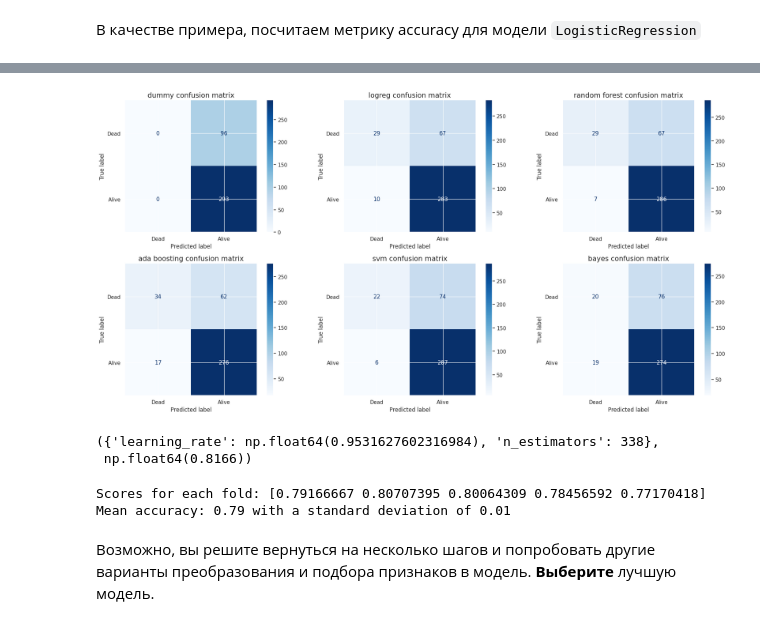
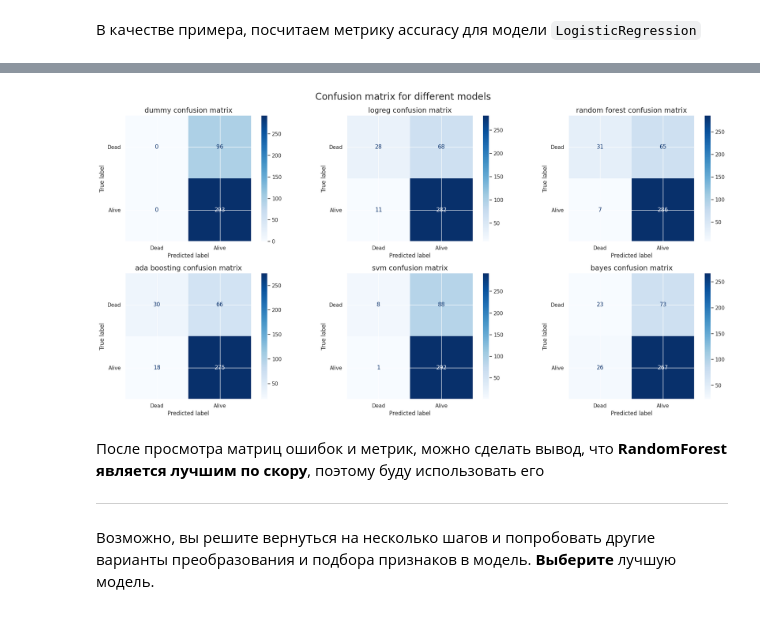
Before and after one commit to GodNaoborot/Deep-Learning-School-2026, a Jupyter notebook: week_01_ml_intro/Homework/hw_1_game_of_thrones.ipynb, the cells around one changed output, grey strips where cells are left out. Cells and saved outputs as stored; diff of their text form; code cells hidden in the pictures.

```diff
--- a/week_01_ml_intro/Homework/hw_1_game_of_thrones.ipynb
+++ b/week_01_ml_intro/Homework/hw_1_game_of_thrones.ipynb
@@ -566,7 +524,5 @@ plt.show()
 # %%
-#data = data.drop('name', axis=1)
+data = data.drop('isNoble', axis=1)
-# %%
-data = data.drop([ 'culture_grouped', 'main_house'], axis=1)
 # %% [markdown]
 **Задание 1.9.** Создайте переменные `X`, которая будет хранить только значения признаков, которые вы отобрали для включения в модель, и `y`, которая будет хранить только значения целевой переменной.
 # %%
@@ -627,13 +575,13 @@ rf_params = {'max_depth': 9, 'min_samples_leaf': 1, 'n_estimators': 347}
 boosting_params = {'learning_rate': np.float64(1.3703498954587285), 'n_estimators': 202}
 svm_params = {'C': np.float64(1.358317433342875)}
 
+# Попробуем много моделей и выберем лучшую (параметры уже подобрал заранее оптимальные через random search)
 
-
-logreg = LogisticRegression(max_iter=1000).fit(X_train, y_train)
-rf = RandomForestClassifier(**rf_params).fit(X_train, y_train)
-boosting = AdaBoostClassifier(**boosting_params).fit(X_train, y_train)
-svm = SVC(**svm_params).fit(X_train, y_train)
-dummy = DummyClassifier().fit(X_train, y_train)
+logreg = LogisticRegression(max_iter=1000, random_state=RANDOM_STATE).fit(X_train, y_train)
+rf = RandomForestClassifier(random_state=RANDOM_STATE, **rf_params).fit(X_train, y_train)
+boosting = AdaBoostClassifier(random_state=RANDOM_STATE, **boosting_params).fit(X_train, y_train)
+svm = SVC(random_state=RANDOM_STATE, **svm_params).fit(X_train, y_train)
+dummy = DummyClassifier(random_state=RANDOM_STATE,).fit(X_train, y_train)
 nb = GaussianNB().fit(X_train, y_train)
 # %% [markdown]
 ## Часть 3. Оцените качество моделей
@@ -693,46 +641,40 @@ weighted avg       0.72      0.76      0.72       389
 # %%
 sns.set_theme(style='darkgrid', palette = 'deep')
 
 fig, axes = plt.subplots(ncols=3, nrows=2, figsize=(20, 10))
 axes = axes.flatten()
 predictions = [i0, i1, i2, i3, i4, i5]
 names=['dummy', 'logreg', 'random forest', 'ada boosting', 'svm', 'bayes']
 
 for idx, ax in enumerate(axes):
   conf_matrix(names[idx], ax, y_val, predictions[idx], class_names)
 
-
+fig.suptitle('Confusion matrix for different models', fontsize=20)
 plt.tight_layout()
 plt.show()
 # %% [output]
-[figure, old version]
+[figure, new version]
+# %% [markdown]
+После просмотра матриц ошибок и метрик, можно сделать вывод, что **RandomForest является лучшим по скору**, поэтому буду использовать его
+
+---
 # %%
 from sklearn.model_selection import RandomizedSearchCV, cross_val_score, cross_validate
 
+# param_dist = {
+#     'n_estimators': st.randint(150, 450),
+#     'min_samples_leaf': st.randint(1, 5),
+#     'max_depth': st.randint(2, 12)
+# }
 
+# rand_search = RandomizedSearchCV(
+#     RandomForestClassifier(random_state=RANDOM_STATE),
+#     param_dist, n_iter=200, scoring='accuracy'
+# )
+# rand_search.fit(X_train, y_train)
+# rand_search.best_params_, rand_search.best_score_.round(4)
 
-param_dist = {
-    'n_estimators': st.randint(50, 350),
-    'learning_rate': st.uniform(0.001, 1.2)
-}
-
-rand_search = RandomizedSearchCV(
-    AdaBoostClassifier(random_state=RANDOM_STATE),
-    param_dist, n_iter=200, scoring='accuracy'
-)
-rand_search.fit(X_train, y_train)
-rand_search.best_params_, rand_search.best_score_.round(4)
+### таким способом искал для каждой модельки оптимальные параметры
-# %% [output]
-({'learning_rate': np.float64(0.9531627602316984), 'n_estimators': 338},
- np.float64(0.8166))
-# %%
-
-scores = cross_val_score(, X, y, cv=5)
-print(f"Scores for each fold: {scores}")
-print(f"Mean accuracy: {scores.mean():.2f} with a standard deviation of {scores.std():.2f}")
-# %% [output]
-Scores for each fold: [0.79166667 0.80707395 0.80064309 0.78456592 0.77170418]
-Mean accuracy: 0.79 with a standard deviation of 0.01
 # %% [markdown]
 Возможно, вы решите вернуться на несколько шагов и попробовать другие варианты преобразования и подбора признаков в модель. **Выберите** лучшую модель.
 # %% [markdown]
```
Also changed, not shown: parts of 29 cells of this notebook.
